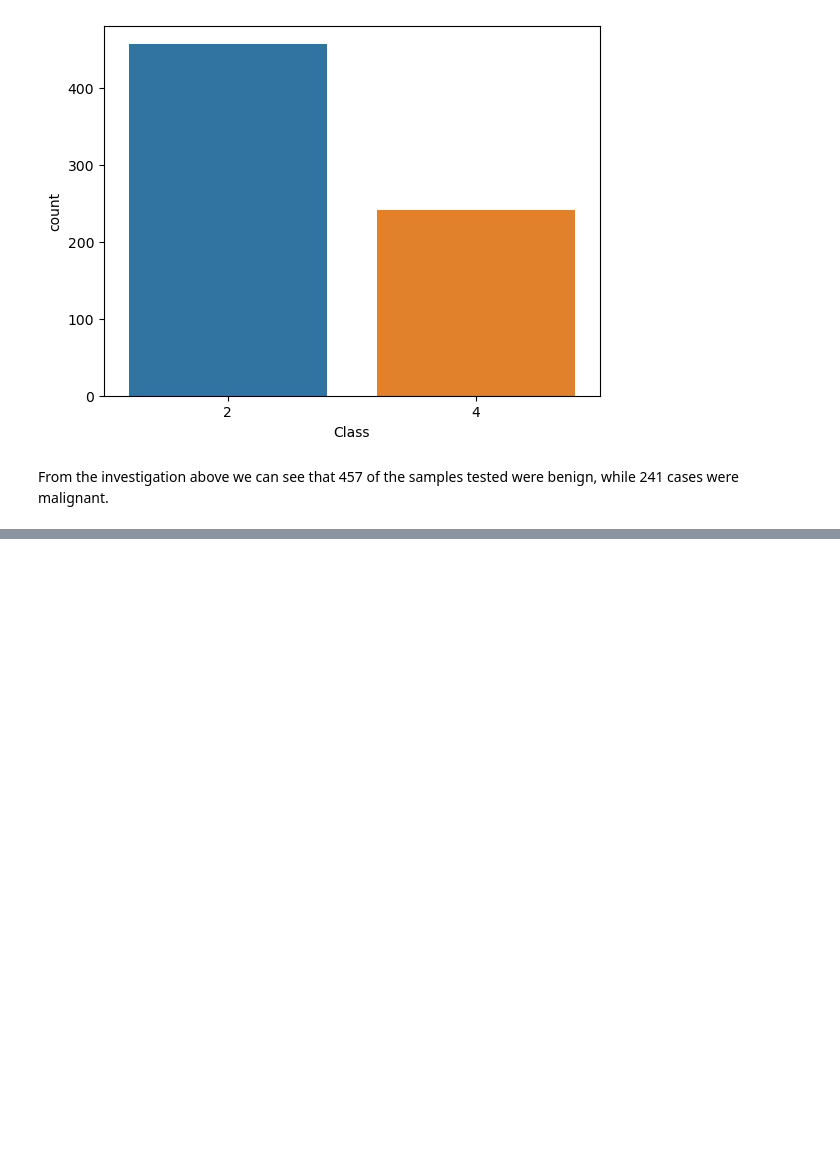
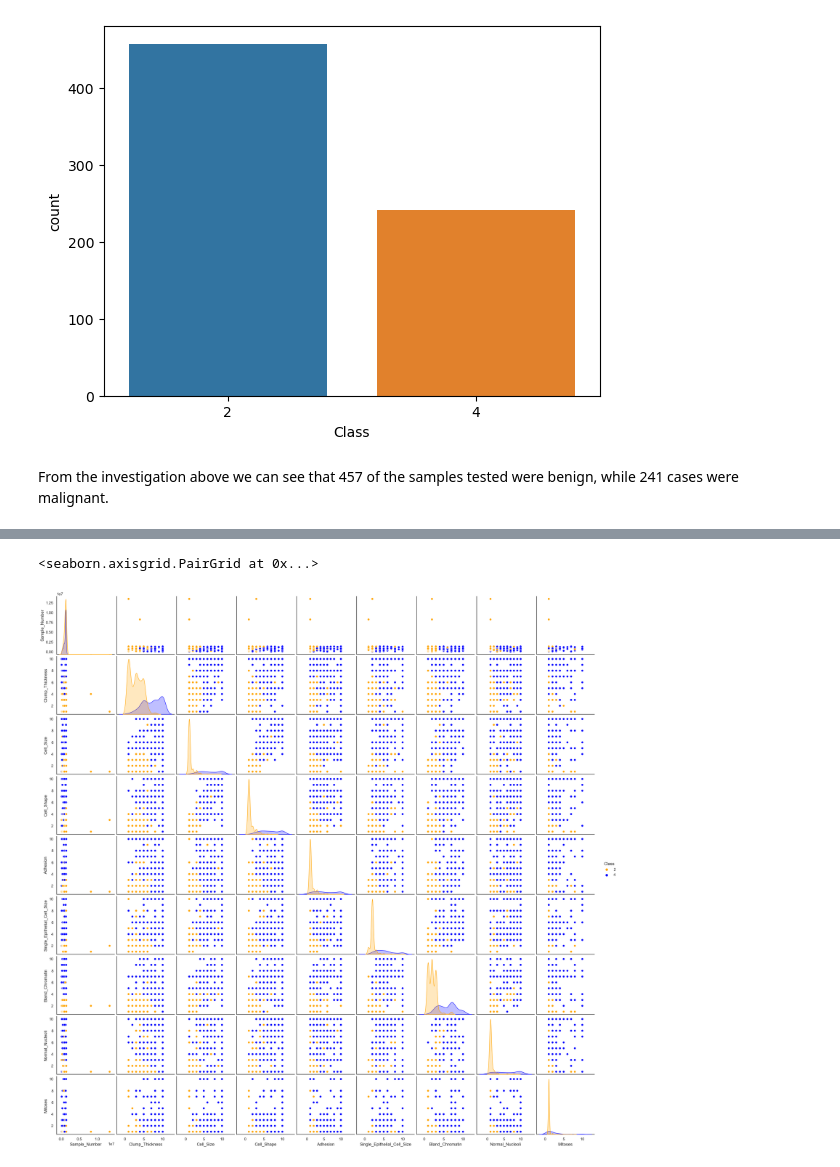
Before and after one commit to SeanE15/Programming_for_data_analysis_II, a Jupyter notebook: Assignment_2_PfDA.ipynb, the cells around one changed output, grey strips where cells are left out. Saved outputs shown, nothing was run; the diff lists cells and outputs as text; code cells hidden in the pictures; blank space fills up the shorter version.

```diff
--- a/Assignment_2_PfDA.ipynb
+++ b/Assignment_2_PfDA.ipynb
@@ -106,0 +142,7 @@ plt.show
+# %%
+columns_mean=("Sample_Number", "Clump_Thickness", "Cell_Size", "Cell_Shape","Adhesion","Single_Epithelial_Cell_Size","Bare_Nuclei","Bland_Chromatin","Normal_Nucleoli","Mitoses","Class")
+df_mean = pd.DataFrame(df,columns = df.columns)
+sns.pairplot(df_mean, hue = "Class", diag_kind='kde',palette = ["orange","blue"])
+# %% [output]
+<seaborn.axisgrid.PairGrid at 0x...>
+[figure, added]
```
Also changed, not shown: parts of 5 cells of this notebook, 1 other file.
